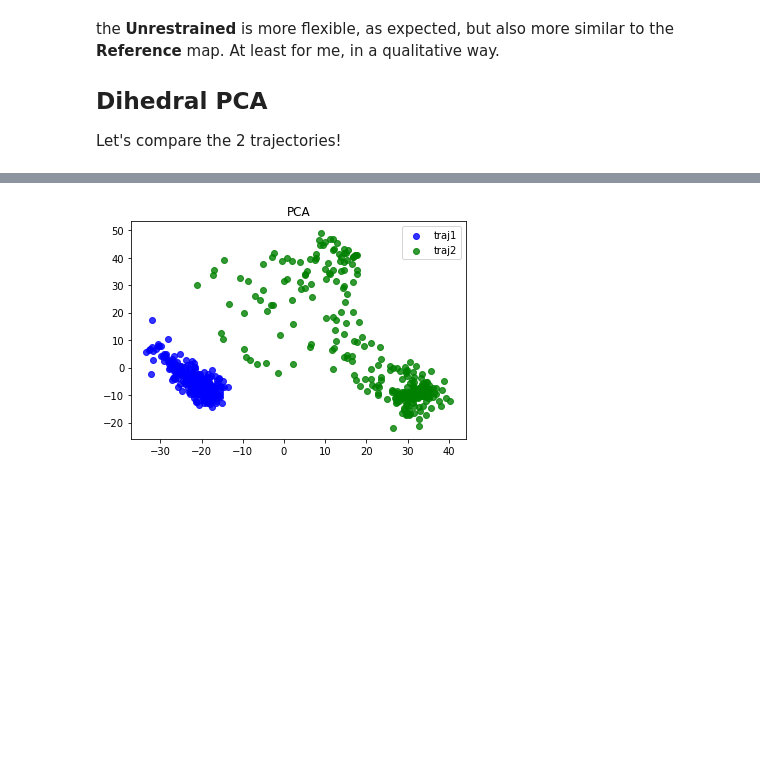
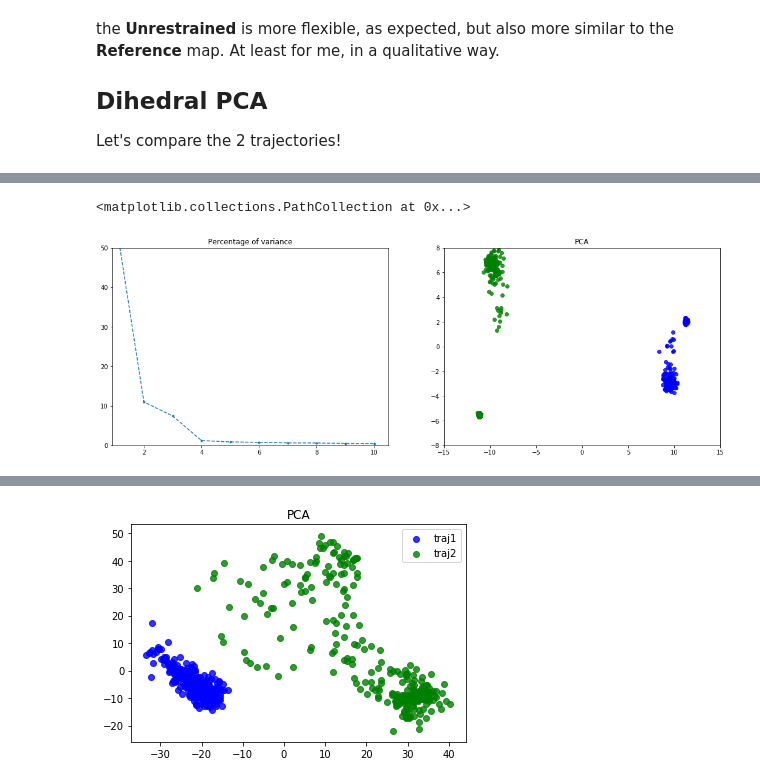
Before and after one commit to alejogiley/pypoc, a Jupyter notebook: examples/compared_datasets.ipynb, the cells around one changed output, grey strips where cells are left out. Saved outputs shown, nothing was run; the diff lists cells and outputs as text; code cells hidden in the pictures; blank space fills up the shorter version.

```diff
--- a/examples/compared_datasets.ipynb
+++ b/examples/compared_datasets.ipynb
@@ -91,0 +171,15 @@ Let's compare the 2 trajectories!
+# %%
+# reshape angle arrays
+xsss = np.hstack((A,B)).reshape(600, 856)
+
+# calculate cos and sin
+# of phi, psi angles
+pcos = np.cos(xsss)
+psin = np.sin(xsss)
+data = np.hstack((pcos, psin))
+# standardize data
+#scaler = StandardScaler()
+#datset = scaler.fit_transform(data)
+# get PCA projection
+pca = PCA(n_components=100)
+vec = pca.fit_transform(data)
@@ -92,3 +191,20 @@ Let's compare the 2 trajectories!
+# %%
+# plot
+fig, (ax1, ax2) = plt.subplots(1, 2, figsize=(18,6))
+
+ax1.axis([0.9,10.5,0,50])
+ax1.title.set_text('Percentage of variance')
+#ax1.set(yticks=range(0, 21, 5), xlabel=r"$\phi$ (deg)", ylabel=r"$\psi$ (deg)")
+ax1.plot(range(1,11), pca.explained_variance_ratio_[:10]*100, marker='.', linestyle='dashed')
+
+ax2.axis([-15,15,-8,8])
+ax2.title.set_text('PCA')
+#ax2.set(xticks=range(-12, 13, 4), xlabel=r"$\phi$ (deg)", ylabel=r"$\psi$ (deg)")
+ax2.scatter(vec[:300,0], vec[:300,1], color='blue',  alpha=.8, label='traj1')
+ax2.scatter(vec[300:,0], vec[300:,1], color='green', alpha=.8, label='traj2')
+# %% [output]
+<matplotlib.collections.PathCollection at 0x...>
+[figure, added]
 # %%
 # select only calpha carbons
 protein = trj.select_atoms("name CA")
```
Also changed, not shown: parts of 11 cells of this notebook.
